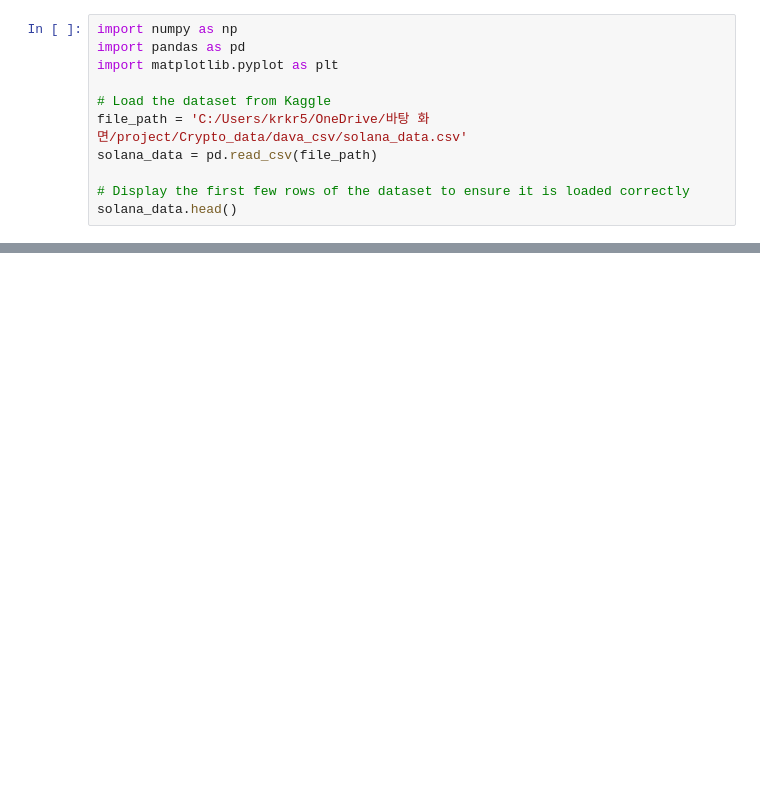
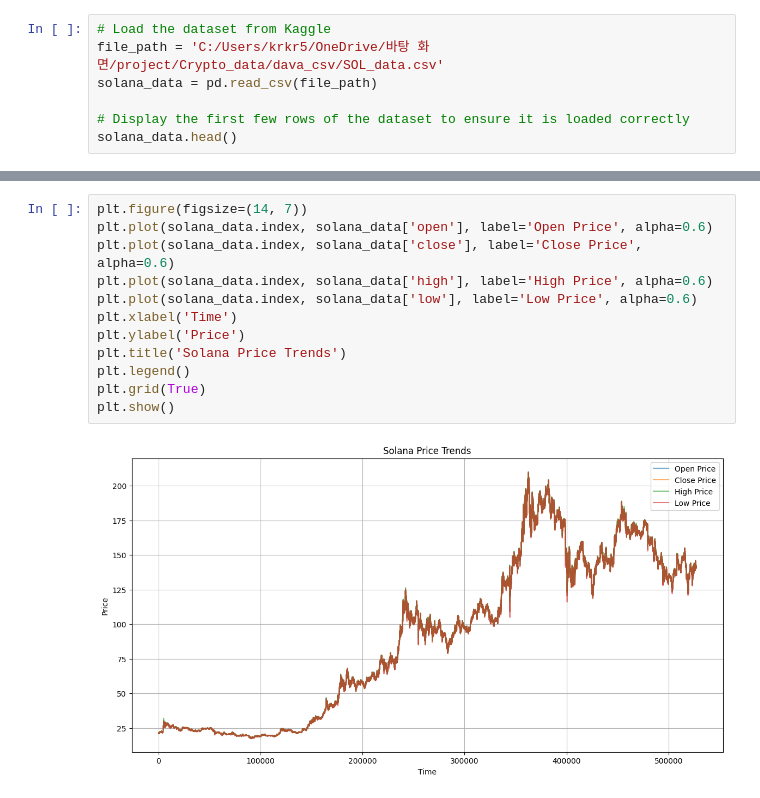
Before and after one commit to krkr5628/Crypto_Analysis, a Jupyter notebook: Source/Solana_Anlaysis.ipynb, the cells around one changed output, grey strips where cells are left out. Saved outputs shown, nothing was run; the diff lists cells and outputs as text; blank space fills up the shorter version.

```diff
--- a/Source/Solana_Anlaysis.ipynb
+++ b/Source/Solana_Anlaysis.ipynb
@@ -1,10 +6,6 @@
 # %%
-import numpy as np
-import pandas as pd
-import matplotlib.pyplot as plt
-
 # Load the dataset from Kaggle
-file_path = 'C:/Users/krkr5/OneDrive/바탕 화면/project/Crypto_data/dava_csv/solana_data.csv'
+file_path = 'C:/Users/krkr5/OneDrive/바탕 화면/project/Crypto_data/dava_csv/SOL_data.csv'
 solana_data = pd.read_csv(file_path)
 
 # Display the first few rows of the dataset to ensure it is loaded correctly
@@ -13,0 +20,14 @@ ModuleNotFoundError: No module named 'numpy'
+# %%
+plt.figure(figsize=(14, 7))
+plt.plot(solana_data.index, solana_data['open'], label='Open Price', alpha=0.6)
+plt.plot(solana_data.index, solana_data['close'], label='Close Price', alpha=0.6)
+plt.plot(solana_data.index, solana_data['high'], label='High Price', alpha=0.6)
+plt.plot(solana_data.index, solana_data['low'], label='Low Price', alpha=0.6)
+plt.xlabel('Time')
+plt.ylabel('Price')
+plt.title('Solana Price Trends')
+plt.legend()
+plt.grid(True)
+plt.show()
+# %% [output]
+[figure, added]
```
Also changed, not shown: parts of 14 cells of this notebook.
